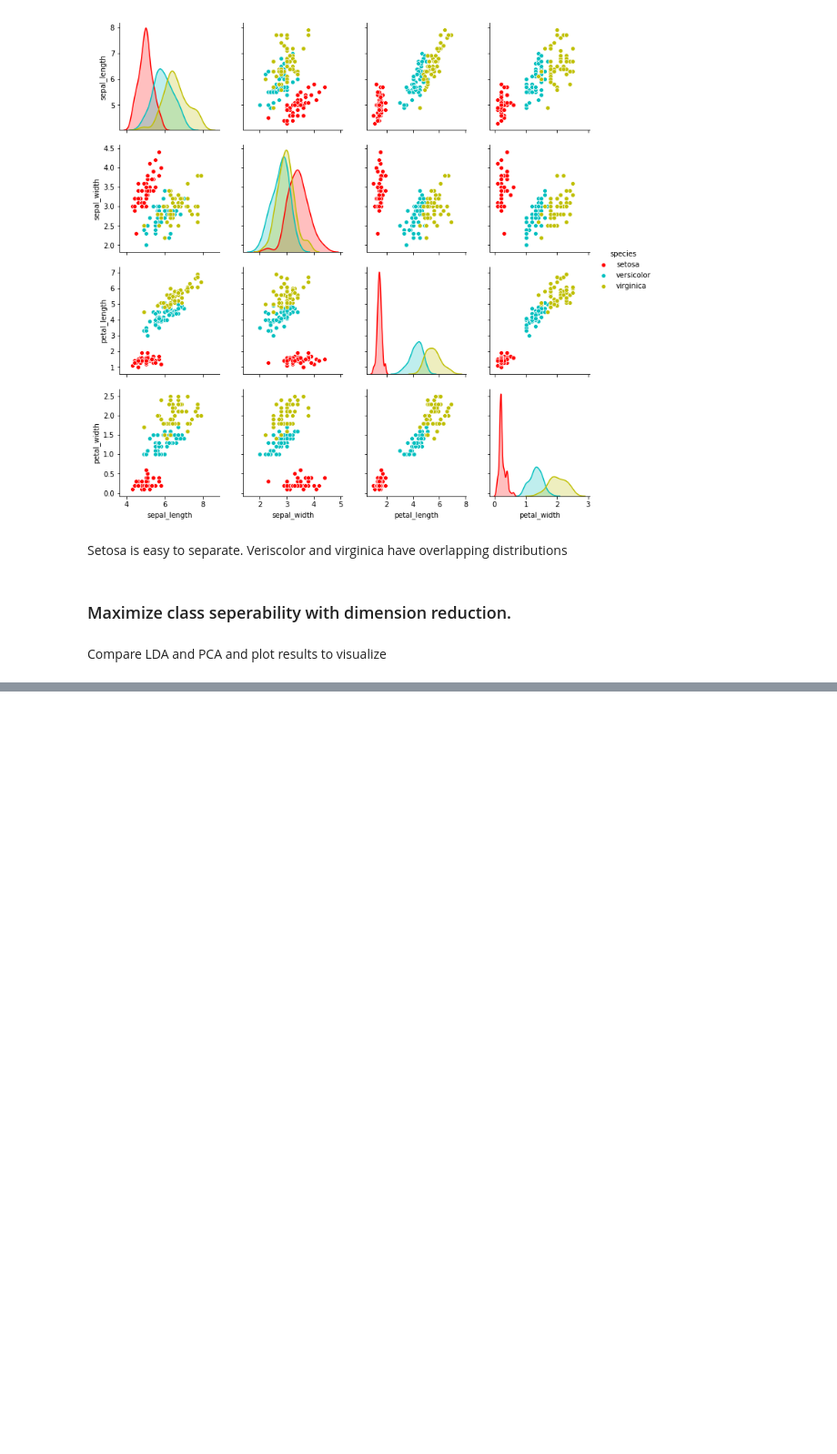
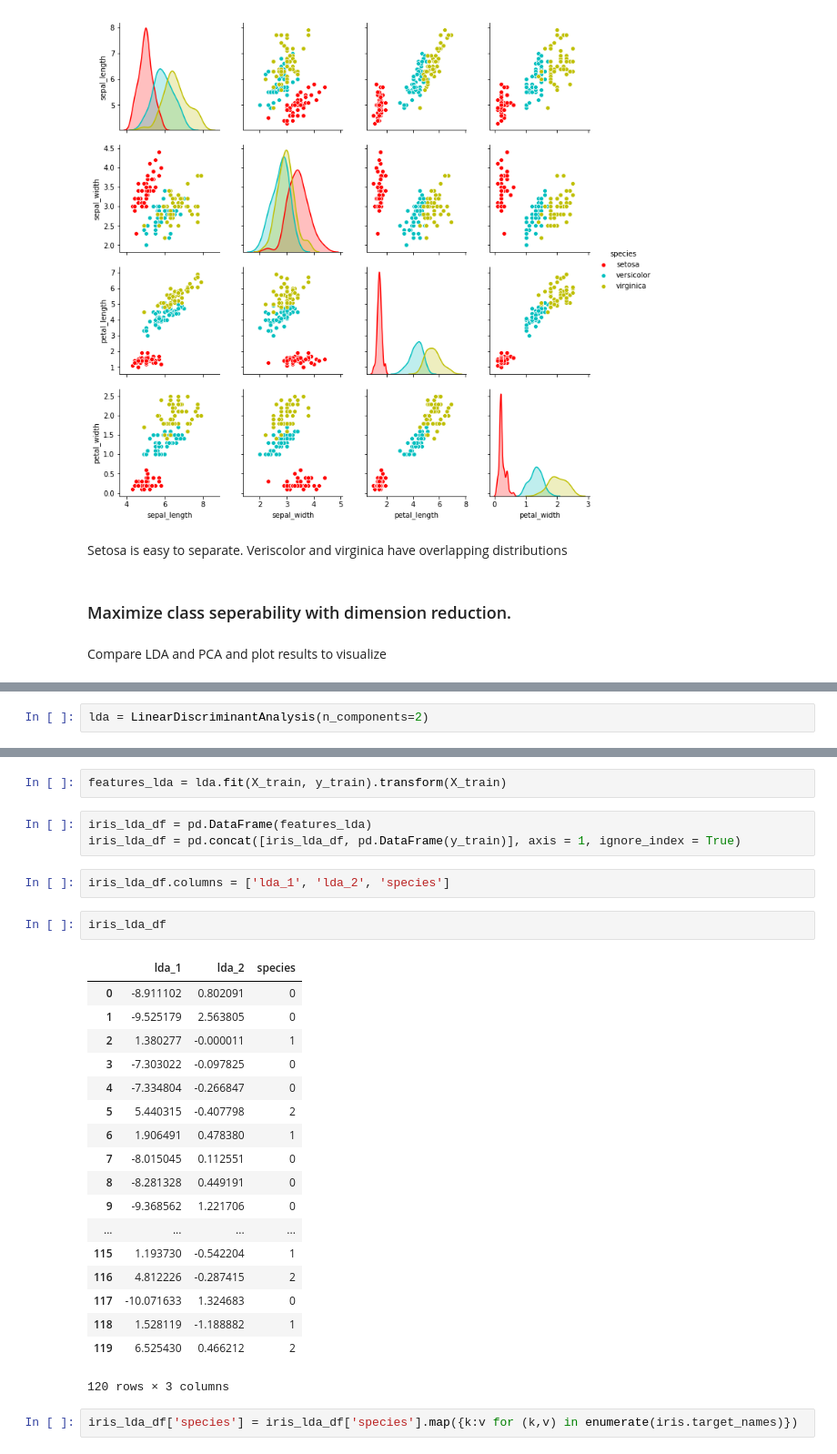
Before and after one commit to robahall/MLAlgoProjects, a Jupyter notebook: notebooks/2.0-rah-iris_classification.ipynb, the cells around one changed output, grey strips where cells are left out. Shown: that part at 91% size. Drawn from its saved outputs; the diff is of its cells as text; blank space fills up the shorter version.

```diff
--- a/notebooks/2.0-rah-iris_classification.ipynb
+++ b/notebooks/2.0-rah-iris_classification.ipynb
@@ -62,0 +79,2 @@ Compare LDA and PCA and plot results to visualize
+# %%
+lda = LinearDiscriminantAnalysis(n_components=2)
@@ -62,0 +90,30 @@ Compare LDA and PCA and plot results to visualize
+# %%
+features_lda = lda.fit(X_train, y_train).transform(X_train)
+# %%
+iris_lda_df = pd.DataFrame(features_lda)
+iris_lda_df = pd.concat([iris_lda_df, pd.DataFrame(y_train)], axis = 1, ignore_index = True)
+# %%
+iris_lda_df.columns = ['lda_1', 'lda_2', 'species']
+# %%
+iris_lda_df
+# %% [output]
+|  | lda_1 | lda_2 | species |
+| 0 | -8.911102 | 0.802091 | 0 |
+| 1 | -9.525179 | 2.563805 | 0 |
+| 2 | 1.380277 | -0.000011 | 1 |
+| 3 | -7.303022 | -0.097825 | 0 |
+| 4 | -7.334804 | -0.266847 | 0 |
+| 5 | 5.440315 | -0.407798 | 2 |
+| 6 | 1.906491 | 0.478380 | 1 |
+| 7 | -8.015045 | 0.112551 | 0 |
+| 8 | -8.281328 | 0.449191 | 0 |
+| 9 | -9.368562 | 1.221706 | 0 |
+| ... | ... | ... | ... |
+| 115 | 1.193730 | -0.542204 | 1 |
+| 116 | 4.812226 | -0.287415 | 2 |
+| 117 | -10.071633 | 1.324683 | 0 |
+| 118 | 1.528119 | -1.188882 | 1 |
+| 119 | 6.525430 | 0.466212 | 2 |
+120 rows × 3 columns
+# %%
+iris_lda_df['species'] = iris_lda_df['species'].map({k:v for (k,v) in enumerate(iris.target_names)})
```
Also changed, not shown: parts of 10 cells of this notebook.
